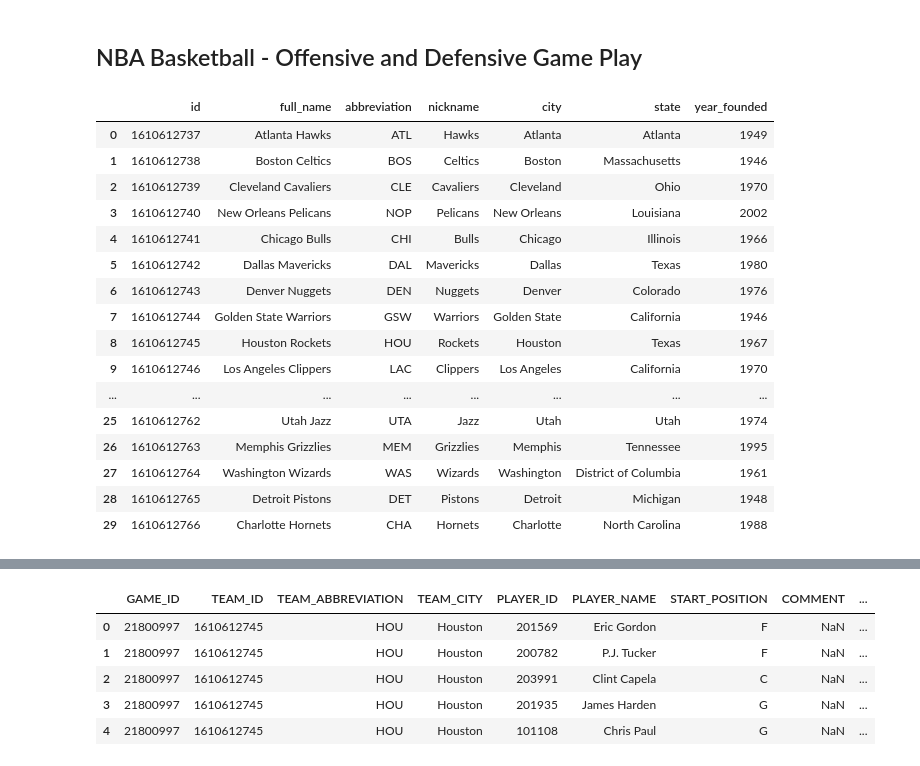
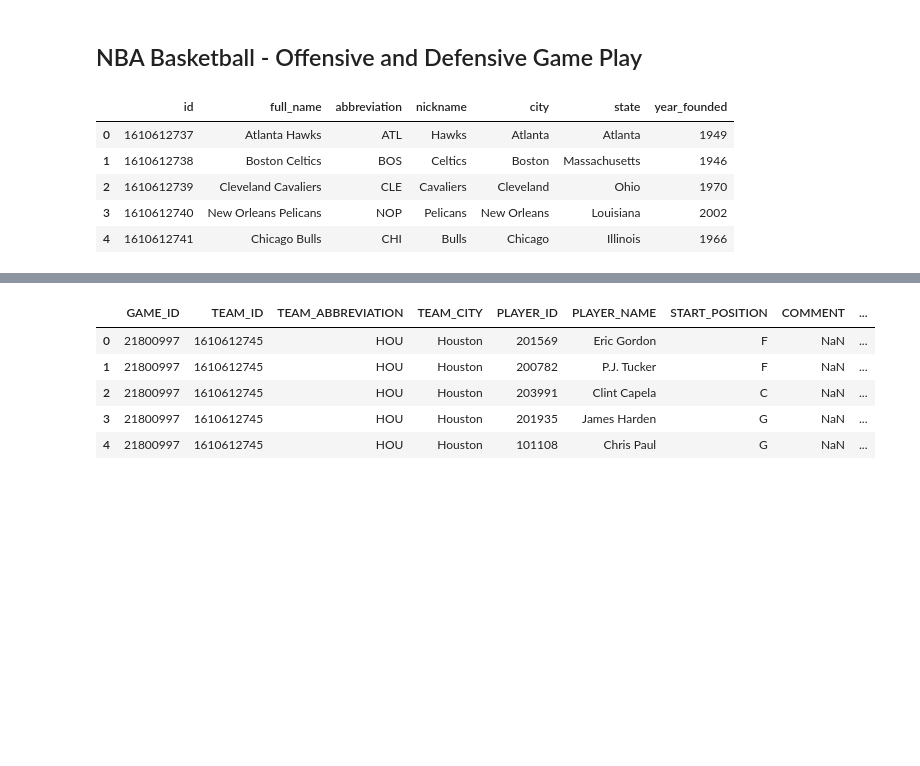
Before and after one commit to alicetsai1020/Off_v_Def_Play, a Jupyter notebook: draft.ipynb, the cells around one changed output, grey strips where cells are left out. Saved outputs shown, nothing was run; the diff lists cells and outputs as text; code cells hidden in the pictures; blank space fills up the shorter version.

```diff
--- a/draft.ipynb
+++ b/draft.ipynb
@@ -14,6 +15,8 @@ import requests
 import json
 import time
 import copy
+# %%
+pd.set_option('display.max_columns', None)
 # %%
 from nba_api.stats.static import teams
 from nba_api.stats.static import players
@@ -23,23 +26,12 @@ from nba_api.stats.endpoints import leaguedashteamstats
 # %%
 teams_df = pd.DataFrame(teams.get_teams())
-teams_df
+teams_df.head()
 # %% [output]
 |  | id | full_name | abbreviation | nickname | city | state | year_founded |
 | 0 | 1610612737 | Atlanta Hawks | ATL | Hawks | Atlanta | Atlanta | 1949 |
 | 1 | 1610612738 | Boston Celtics | BOS | Celtics | Boston | Massachusetts | 1946 |
 | 2 | 1610612739 | Cleveland Cavaliers | CLE | Cavaliers | Cleveland | Ohio | 1970 |
 | 3 | 1610612740 | New Orleans Pelicans | NOP | Pelicans | New Orleans | Louisiana | 2002 |
 | 4 | 1610612741 | Chicago Bulls | CHI | Bulls | Chicago | Illinois | 1966 |
-| 5 | 1610612742 | Dallas Mavericks | DAL | Mavericks | Dallas | Texas | 1980 |
-| 6 | 1610612743 | Denver Nuggets | DEN | Nuggets | Denver | Colorado | 1976 |
-| 7 | 1610612744 | Golden State Warriors | GSW | Warriors | Golden State | California | 1946 |
-| 8 | 1610612745 | Houston Rockets | HOU | Rockets | Houston | Texas | 1967 |
-| 9 | 1610612746 | Los Angeles Clippers | LAC | Clippers | Los Angeles | California | 1970 |
-| ... | ... | ... | ... | ... | ... | ... | ... |
-| 25 | 1610612762 | Utah Jazz | UTA | Jazz | Utah | Utah | 1974 |
-| 26 | 1610612763 | Memphis Grizzlies | MEM | Grizzlies | Memphis | Tennessee | 1995 |
-| 27 | 1610612764 | Washington Wizards | WAS | Wizards | Washington | District of Columbia | 1961 |
-| 28 | 1610612765 | Detroit Pistons | DET | Pistons | Detroit | Michigan | 1948 |
-| 29 | 1610612766 | Charlotte Hornets | CHA | Hornets | Charlotte | North Carolina | 1988 |
 # %%
 player_df = pd.DataFrame(players.get_players())
```
Also changed, not shown: parts of 26 cells of this notebook.
